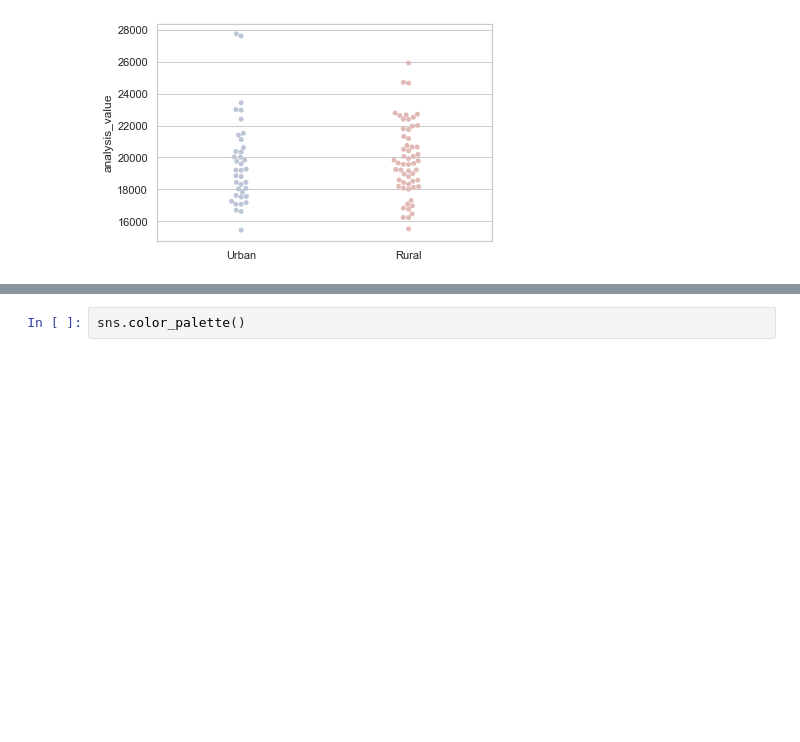
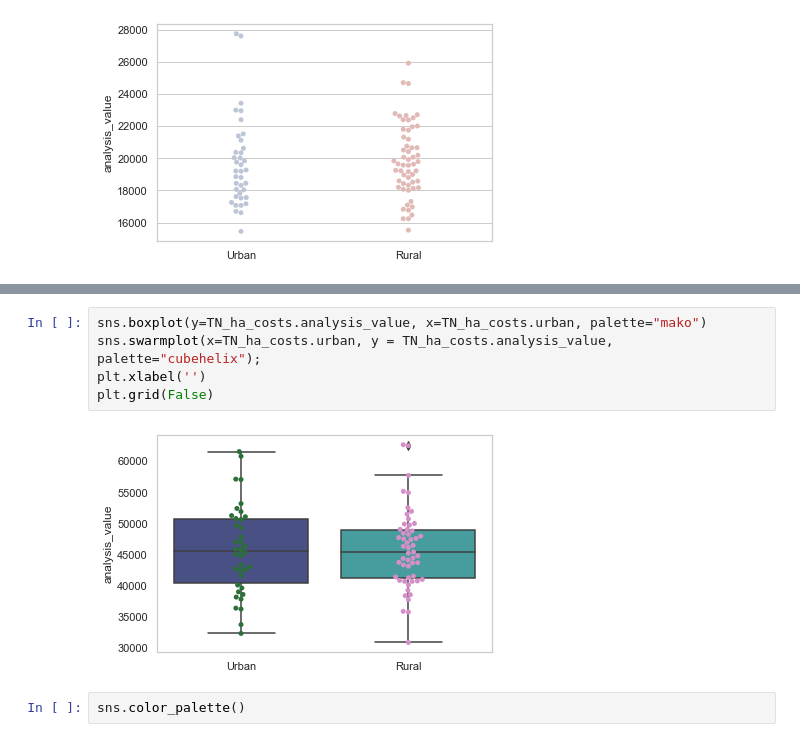
Before and after one commit to TataKavlash/data-science-essentials-3, a Jupyter notebook: notebooks/Assignment_Tata.ipynb, the cells around one changed output, grey strips where cells are left out. Drawn from its saved outputs; the diff is of its cells as text; blank space fills up the shorter version.

```diff
--- a/notebooks/Assignment_Tata.ipynb
+++ b/notebooks/Assignment_Tata.ipynb
@@ -422,3 +446,10 @@ Text(0.5, 0, '')
+# %%
+sns.boxplot(y=TN_ha_costs.analysis_value, x=TN_ha_costs.urban, palette="mako")
+sns.swarmplot(x=TN_ha_costs.urban, y = TN_ha_costs.analysis_value, palette="cubehelix");
+plt.xlabel('')
+plt.grid(False)
+# %% [output]
+[figure, added]
 # %%
 sns.color_palette()
 # %% [output]
```
Also changed, not shown: parts of 41 cells of this notebook.
